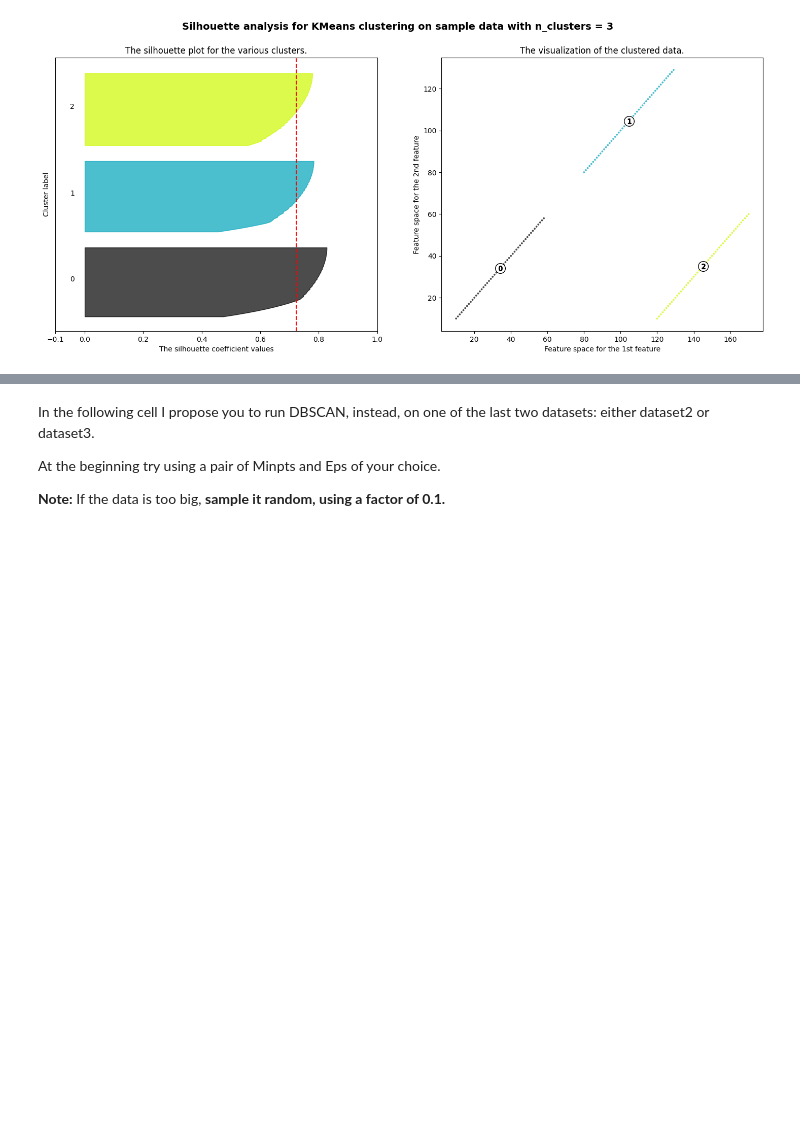
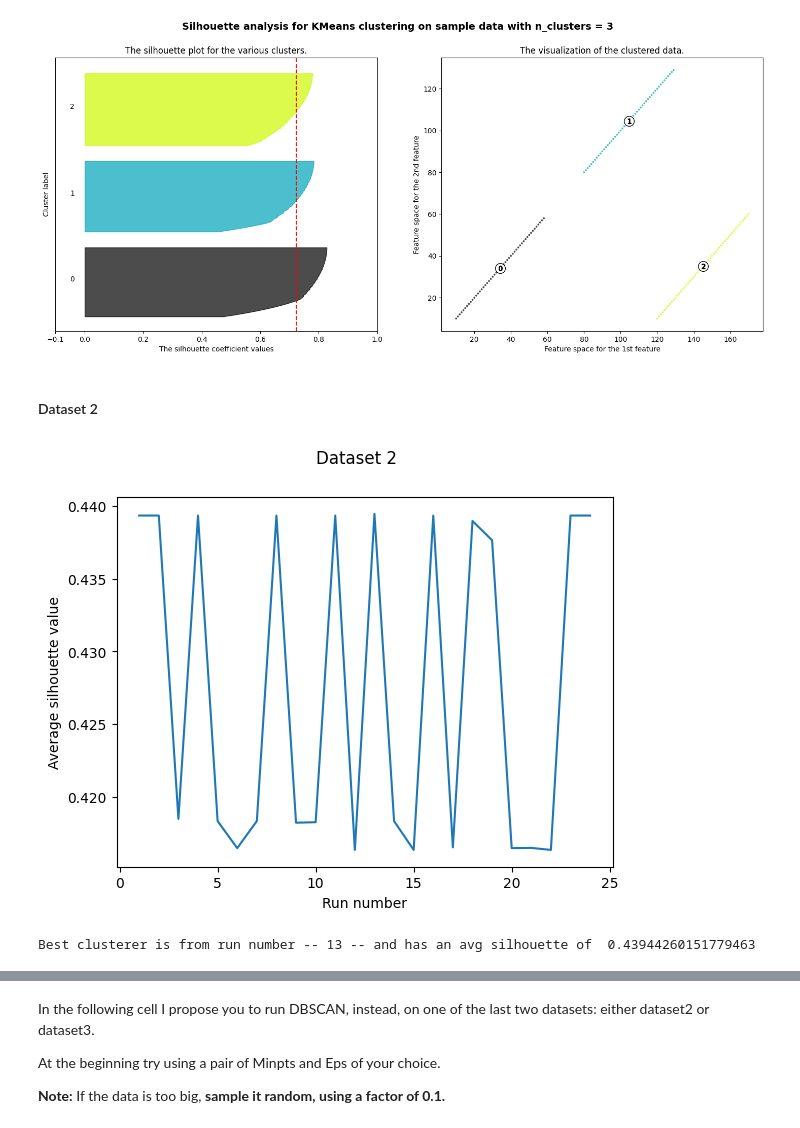
Before and after one commit to PaoloBonicco7/ml-uniTo-21-22, a Jupyter notebook: Meo/3_clustering/my_clustering_copy_for_students_aa_20_21.ipynb, the cells around one changed output, grey strips where cells are left out. Drawn from its saved outputs; the diff is of its cells as text; code cells hidden in the pictures; blank space fills up the shorter version.

```diff
--- a/Meo/3_clustering/my_clustering_copy_for_students_aa_20_21.ipynb
+++ b/Meo/3_clustering/my_clustering_copy_for_students_aa_20_21.ipynb
@@ -428,3 +411,10 @@ plot_silhouette(3, data1)
 # %% [output]
 For n_clusters = 3 The average silhouette_score is : 0.7229402453727759
 [figure]
+# %% [markdown]
+#### Dataset 2
+# %%
+eval_cluster(4, data2, "Dataset 2", 25)
+# %% [output]
+[figure, added]
+Best clusterer is from run number -- 13 -- and has an avg silhouette of  0.43944260151779463
```
Also changed, not shown: parts of 47 cells of this notebook, 2 other files.
